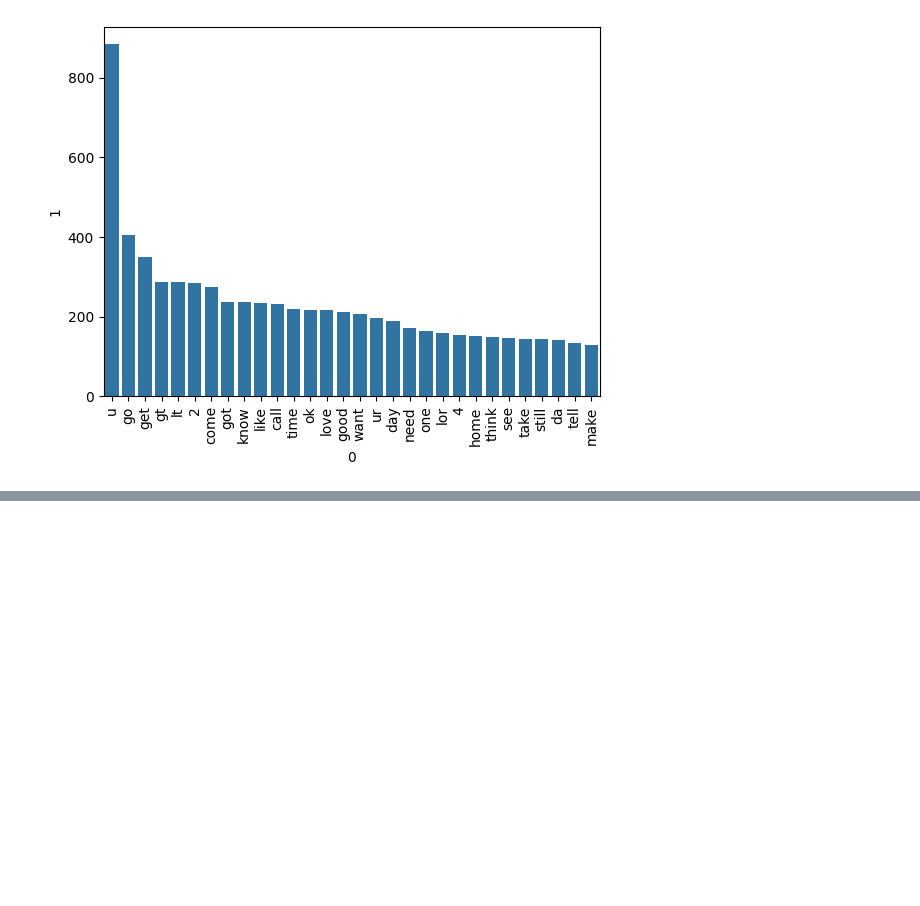
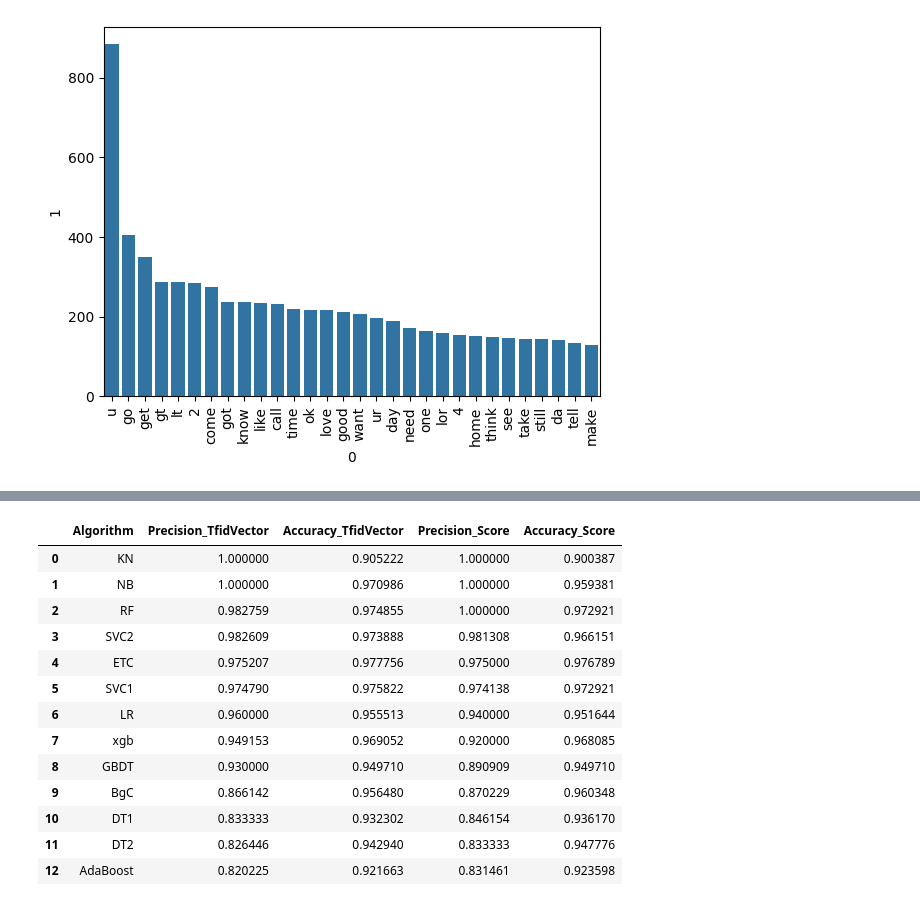
Before and after one commit to HarshGupta4511/ML-Projects, a Jupyter notebook: Spam_detection.ipynb, the cells around one changed output, grey strips where cells are left out. Saved outputs shown, nothing was run; the diff lists cells and outputs as text; code cells hidden in the pictures; blank space fills up the shorter version.

```diff
--- a/Spam_detection.ipynb
+++ b/Spam_detection.ipynb
@@ -591,0 +610,14 @@ Successfully installed xgboost-3.2.0
+# %%
+accuracy_scores = []
+precision_scores = []
+
+for name,clf in clfs.items():
+
+    current_precision,current_accuracy = train_classifier(clf, X_train,y_train,X_test,y_test)
+
+    print("For ",name)
+    print("Accuracy - ",current_accuracy)
+    print("Precision - ",current_precision)
+
+    accuracy_scores.append(current_accuracy)
+    precision_scores.append(current_precision)
@@ -591,0 +642,2 @@ Successfully installed xgboost-3.2.0
+# %%
+performance_df = pd.DataFrame({'Algorithm':clfs.keys(),'Precision_Score':precision_scores,'Accuracy_Score':accuracy_scores}).sort_values('Precision_Score',ascending=False)
@@ -591,0 +663,2 @@ Successfully installed xgboost-3.2.0
+# %%
+temp_df = pd.DataFrame({'Algorithm':clfs.keys(),'Precision_TfidVector':precision_scores,'Accuracy_TfidVector':accuracy_scores}).sort_values('Precision_TfidVector',ascending=False)
@@ -591,0 +682,19 @@ Successfully installed xgboost-3.2.0
+# %%
+new_df = temp_df.merge(performance_df,on='Algorithm')
+# %%
+new_df
+# %% [output]
+|  | Algorithm | Precision_TfidVector | Accuracy_TfidVector | Precision_Score | Accuracy_Score |
+| 0 | KN | 1.000000 | 0.905222 | 1.000000 | 0.900387 |
+| 1 | NB | 1.000000 | 0.970986 | 1.000000 | 0.959381 |
+| 2 | RF | 0.982759 | 0.974855 | 1.000000 | 0.972921 |
+| 3 | SVC2 | 0.982609 | 0.973888 | 0.981308 | 0.966151 |
+| 4 | ETC | 0.975207 | 0.977756 | 0.975000 | 0.976789 |
+| 5 | SVC1 | 0.974790 | 0.975822 | 0.974138 | 0.972921 |
+| 6 | LR | 0.960000 | 0.955513 | 0.940000 | 0.951644 |
+| 7 | xgb | 0.949153 | 0.969052 | 0.920000 | 0.968085 |
+| 8 | GBDT | 0.930000 | 0.949710 | 0.890909 | 0.949710 |
+| 9 | BgC | 0.866142 | 0.956480 | 0.870229 | 0.960348 |
+| 10 | DT1 | 0.833333 | 0.932302 | 0.846154 | 0.936170 |
+| 11 | DT2 | 0.826446 | 0.942940 | 0.833333 | 0.947776 |
+| 12 | AdaBoost | 0.820225 | 0.921663 | 0.831461 | 0.923598 |
```
Also changed, not shown: parts of 33 cells of this notebook.
